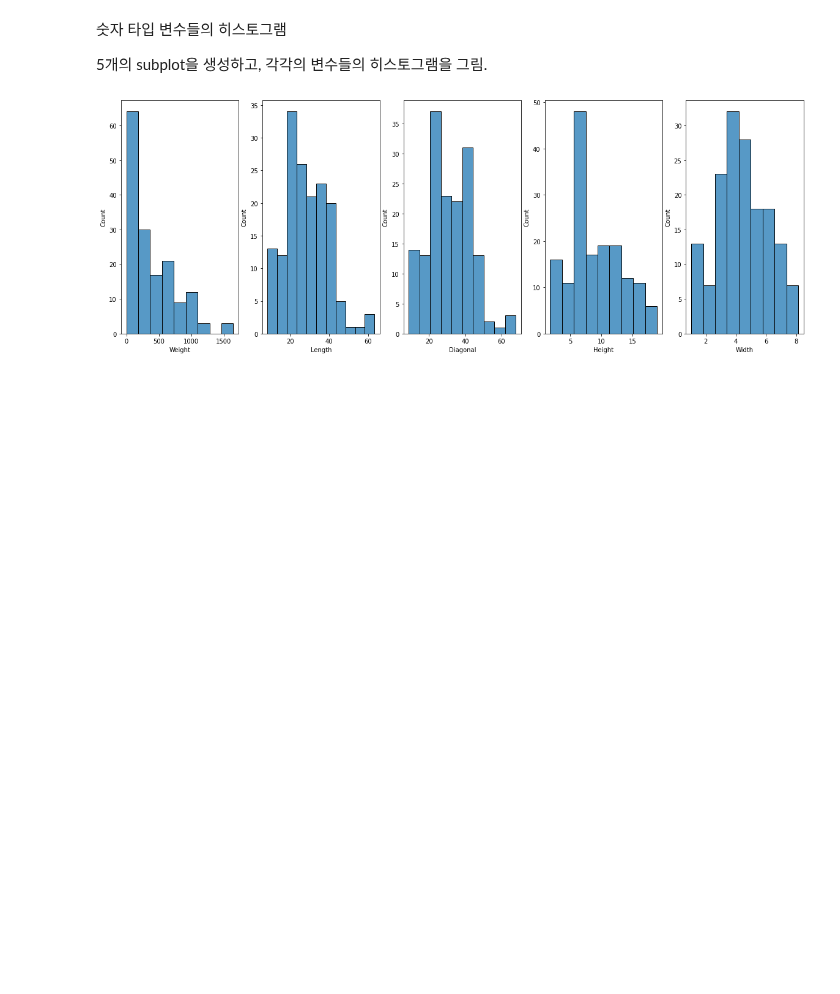
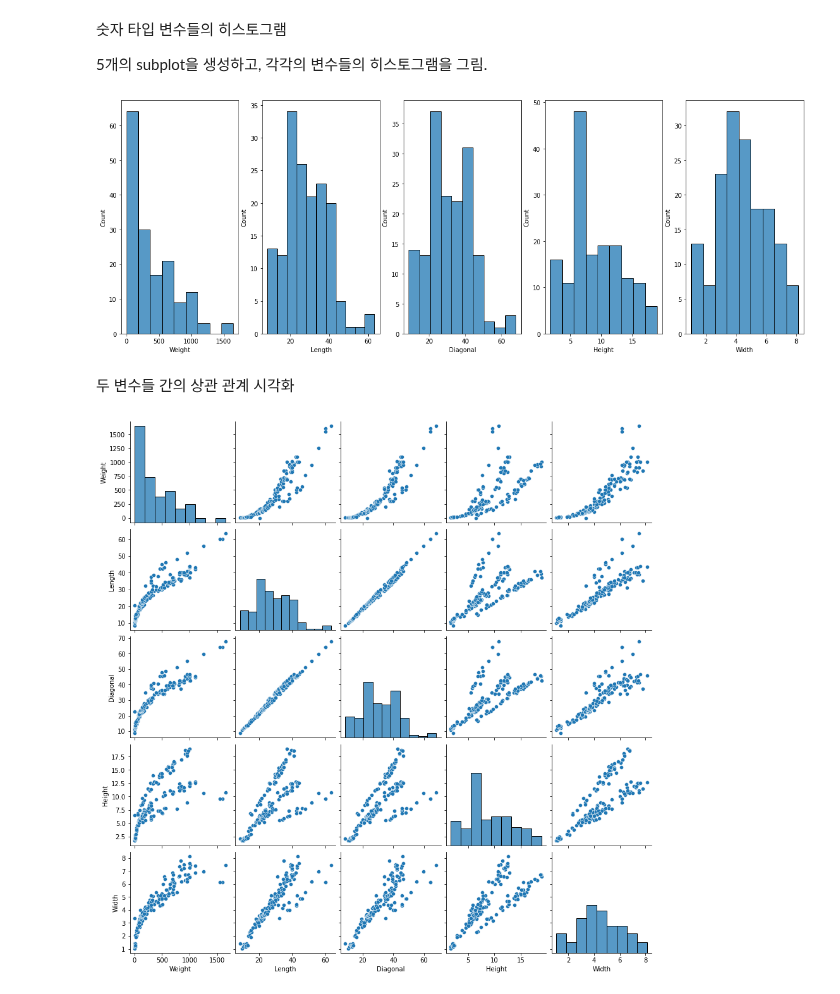
Before and after one commit to esn73/lab_python, a Jupyter notebook: ml02_knn_classification.ipynb, the cells around one changed output. Cells and saved outputs as stored; diff of their text form; code cells hidden in the pictures; blank space fills up the shorter version.

```diff
--- a/ml02_knn_classification.ipynb
+++ b/ml02_knn_classification.ipynb
@@ -82,3 +82,10 @@ for i, var in enumerate(variables): # enumerate-> 배열에 있는 index, value
 plt.show()
 # %% [output]
 [figure]
+# %% [markdown]
+두 변수들 간의 상관 관계 시각화
+# %%
+sns.pairplot(data=fish)
+plt.show()
+# %% [output]
+[figure, added]
```
Also changed, not shown: parts of 10 cells of this notebook.
